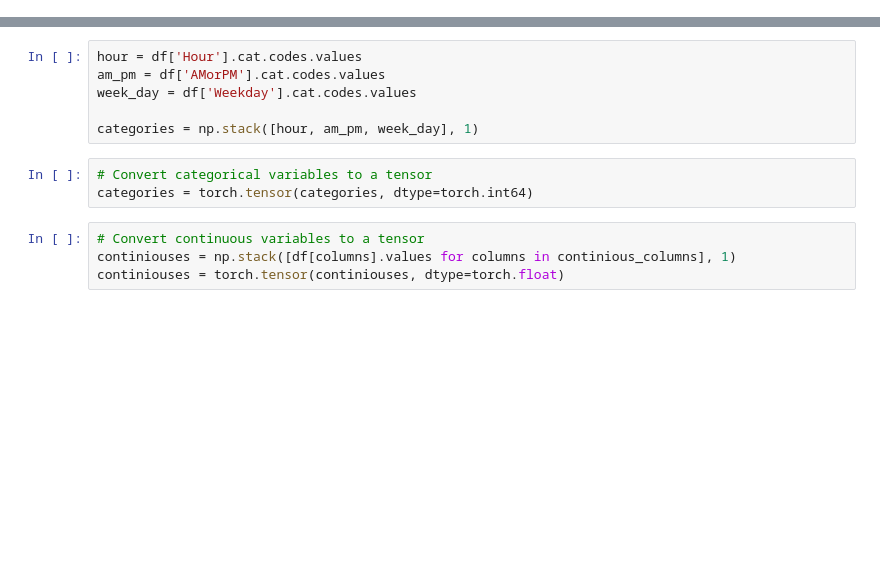
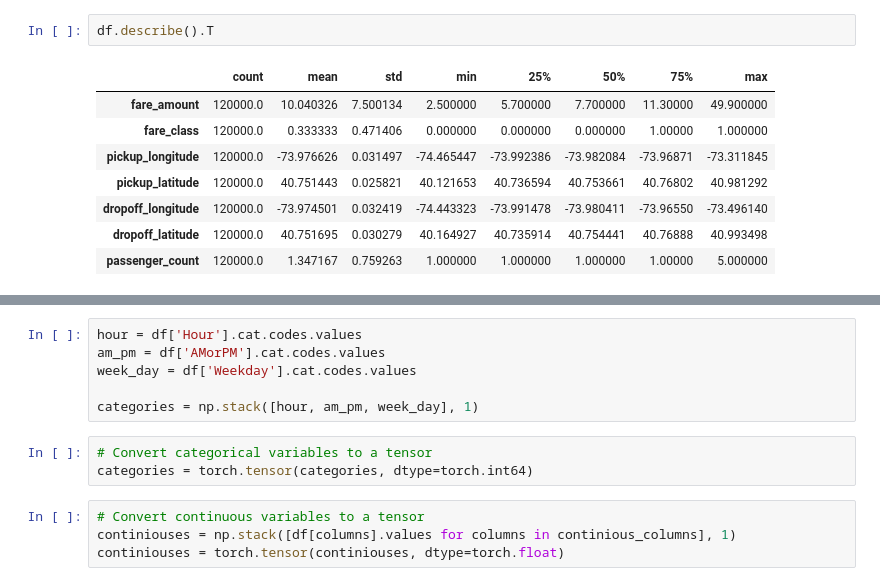
Before and after one commit to hamidfard/taxi_fare_estimator, a Jupyter notebook: taxi_fare_nn.ipynb, the cells around one changed output, grey strips where cells are left out. Cells and saved outputs as stored; diff of their text form; blank space fills up the shorter version.

```diff
--- a/taxi_fare_nn.ipynb
+++ b/taxi_fare_nn.ipynb
@@ -13,3 +49,14 @@ df = pd.read_csv(file_path)
+# %%
+df.describe().T
+# %% [output]
+|  | count | mean | std | min | 25% | 50% | 75% | max |
+| fare_amount | 120000.0 | 10.040326 | 7.500134 | 2.500000 | 5.700000 | 7.700000 | 11.30000 | 49.900000 |
+| fare_class | 120000.0 | 0.333333 | 0.471406 | 0.000000 | 0.000000 | 0.000000 | 1.00000 | 1.000000 |
+| pickup_longitude | 120000.0 | -73.976626 | 0.031497 | -74.465447 | -73.992386 | -73.982084 | -73.96871 | -73.311845 |
+| pickup_latitude | 120000.0 | 40.751443 | 0.025821 | 40.121653 | 40.736594 | 40.753661 | 40.76802 | 40.981292 |
+| dropoff_longitude | 120000.0 | -73.974501 | 0.032419 | -74.443323 | -73.991478 | -73.980411 | -73.96550 | -73.496140 |
+| dropoff_latitude | 120000.0 | 40.751695 | 0.030279 | 40.164927 | 40.735914 | 40.754441 | 40.76888 | 40.993498 |
+| passenger_count | 120000.0 | 1.347167 | 0.759263 | 1.000000 | 1.000000 | 1.000000 | 1.00000 | 5.000000 |
 # %%
 def haversine_distance(df, lat1, long1, lat2, long2):
     """
```
Also changed, not shown: parts of 14 cells of this notebook.
